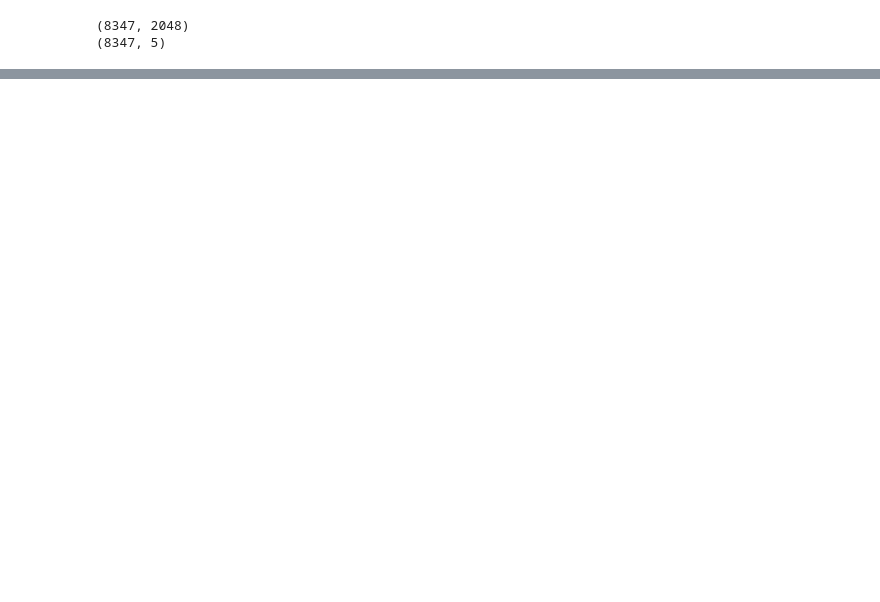
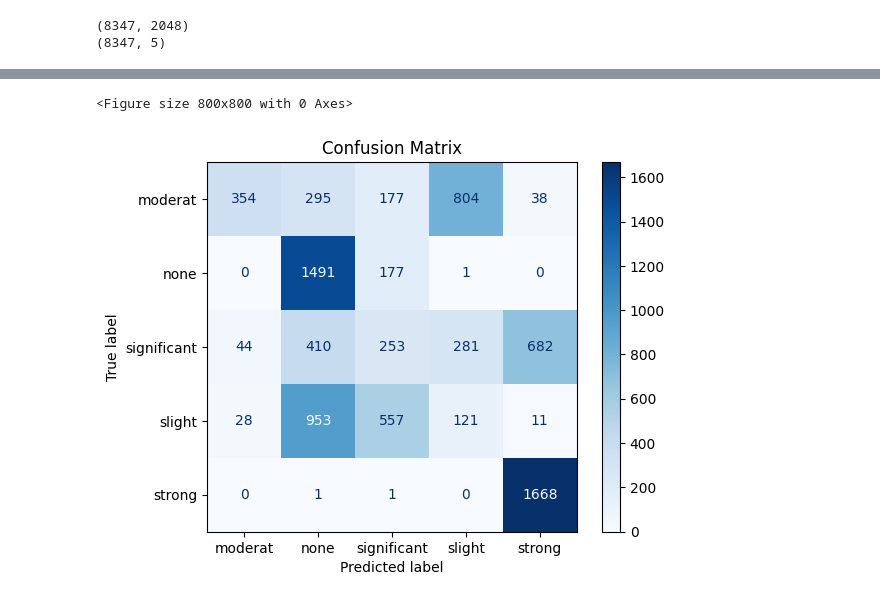
Before and after one commit to ninakuhlen/ai-gear-fault-detection, a Jupyter notebook: notebooks/fft_net.ipynb, the cells around one changed output, grey strips where cells are left out. Cells and saved outputs as stored; diff of their text form; code cells hidden in the pictures; blank space fills up the shorter version.

Commit message:
feat: add confusion matrix

```diff
--- a/notebooks/fft_net.ipynb
+++ b/notebooks/fft_net.ipynb
@@ -140,9 +140,13 @@ print(y_one_hot.shape)
 (32148, 5)
 # %%
 # Klassen
-print("Eindeutige Klassen im Datensatz:", np.unique(training_labels))
+# Extrahieren der eindeutigen Klassenbezeichnungen
+unique_classes = np.unique(training_labels)  # Eindeutige Klassen im Datensatz
+class_names = [str(cls) for cls in unique_classes]  # In Strings konvertieren (optional)
 
-# Klassenverteilung
+print("Eindeutige Klassen im Datensatz:", class_names)
+
+# Klassenverteilung anzeigen
 class_counts = np.sum(y_one_hot, axis=0)  # Summiere jede Spalte im One-Hot-Encoding
 print("Klassenverteilung:", class_counts)
 # %% [output]
@@ -335,5 +327,6 @@ array([[0.05818764, 0.47193262, 0.24900822, 0.7323921 , 0.7158809 ],
 # %%
-predictions = model.predict(training_samples)
+
+#predictions = model.predict(test_samples) # training_samples
 predicted_classes = np.argmax(predictions, axis=1)
 predicted_label = encoder.inverse_transform(predicted_classes)
 print(predicted_label)
@@ -342,0 +366,10 @@ print(predicted_label)
+# %%
+# Confusion Matrix:
+true_labels = test_labels.argmax(axis=1)  # One-Hot-Encoding auf numerische Labels zurückführen
+predicted_labels = predictions.argmax(axis=1)  # Die wahrscheinlichste Klasse auswählen
+
+# Confusion Matrix plotten
+vis.plot_confusion_matrix(true_labels, predicted_labels, class_names)
+# %% [output]
+<Figure size 800x800 with 0 Axes>
+[figure, added]
```
Also changed, not shown: parts of 10 cells of this notebook, 1 other file.
